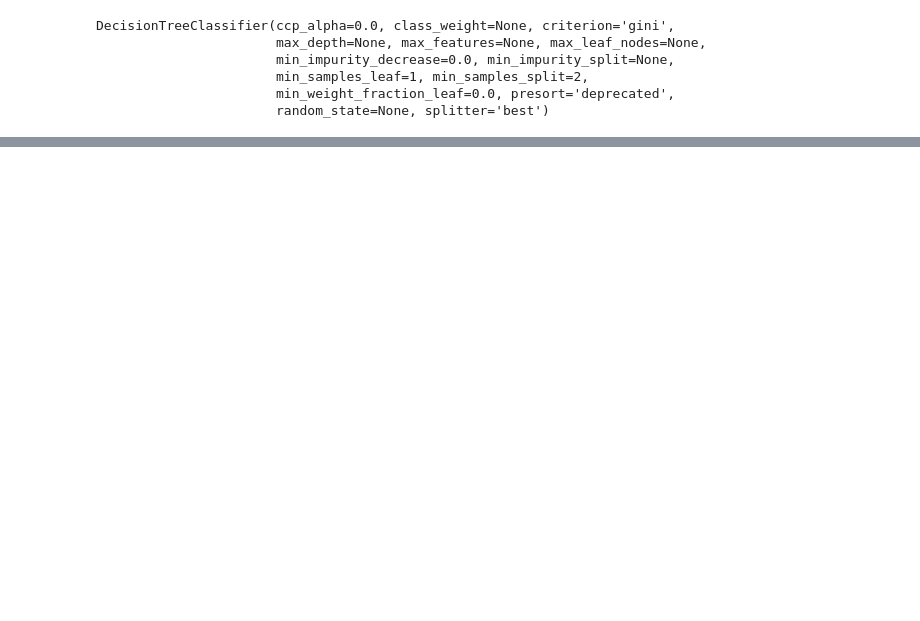
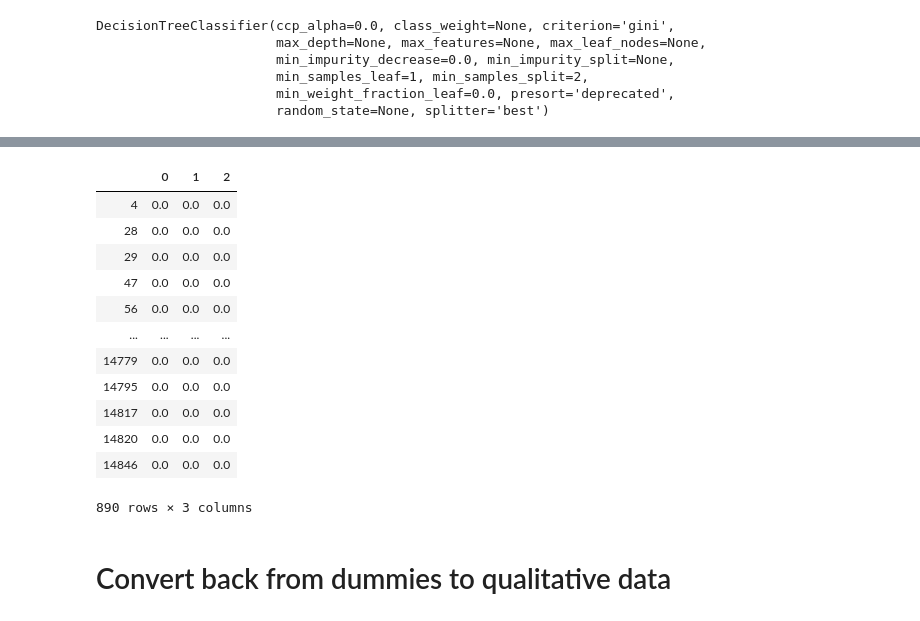
Before and after one commit to fleadsom/pumpItUp, a Jupyter notebook: pumpItUp_exploration.ipynb, the cells around one changed output, grey strips where cells are left out. Cells and saved outputs as stored; diff of their text form; code cells hidden in the pictures; blank space fills up the shorter version.

```diff
--- a/pumpItUp_exploration.ipynb
+++ b/pumpItUp_exploration.ipynb
@@ -201,3 +148,23 @@ display(df)
+# %%
+y_pred_dummies.loc[(y_pred_dummies[0] == 0.0)
+                   & (y_pred_dummies[1] == 0.0)
+                   & (y_pred_dummies[2] == 0.0)]
+# %% [output]
+|  | 0 | 1 | 2 |
+| 4 | 0.0 | 0.0 | 0.0 |
+| 28 | 0.0 | 0.0 | 0.0 |
+| 29 | 0.0 | 0.0 | 0.0 |
+| 47 | 0.0 | 0.0 | 0.0 |
+| 56 | 0.0 | 0.0 | 0.0 |
+| ... | ... | ... | ... |
+| 14779 | 0.0 | 0.0 | 0.0 |
+| 14795 | 0.0 | 0.0 | 0.0 |
+| 14817 | 0.0 | 0.0 | 0.0 |
+| 14820 | 0.0 | 0.0 | 0.0 |
+| 14846 | 0.0 | 0.0 | 0.0 |
+890 rows × 3 columns
+# %% [markdown]
+# Convert back from dummies to qualitative data
 # %%
 def decode_from_1s(encoded):
     decoded = []
```
Also changed, not shown: parts of 23 cells of this notebook.
